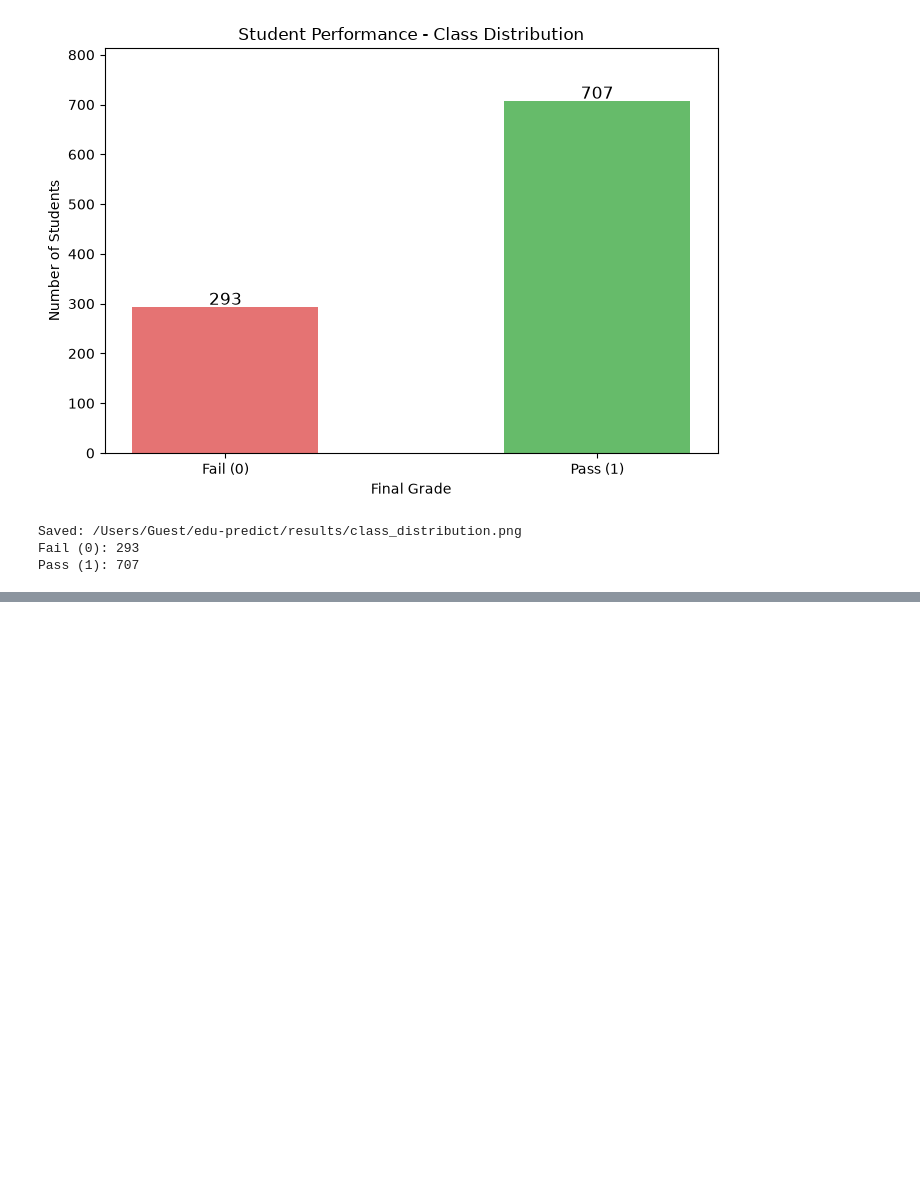
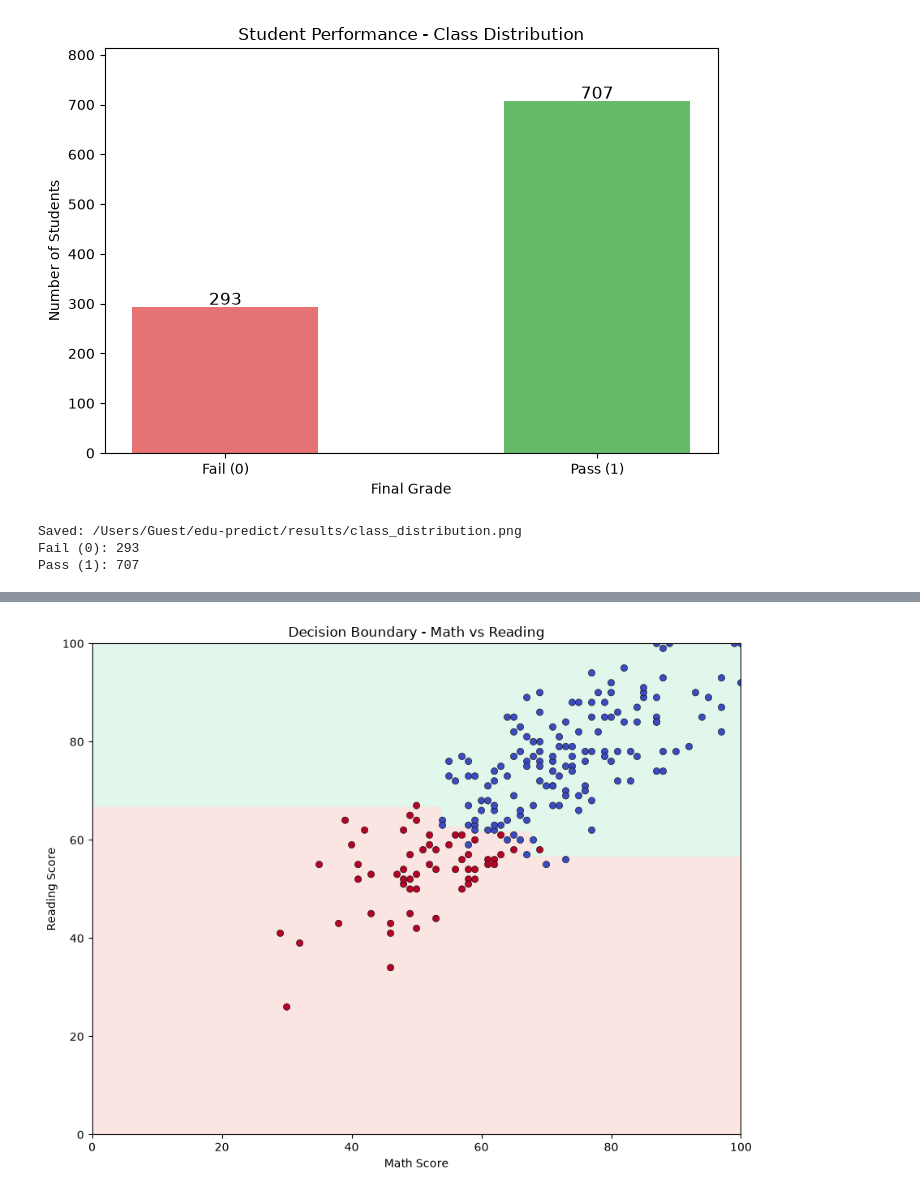
Before and after one commit to gnazyz-bit/edu-predict, a Jupyter notebook: notebook/analysis.ipynb, the cells around one changed output, grey strips where cells are left out. Saved outputs shown, nothing was run; the diff lists cells and outputs as text; code cells hidden in the pictures; blank space fills up the shorter version.

Commit message:
edu predict results

```diff
--- a/notebook/analysis.ipynb
+++ b/notebook/analysis.ipynb
@@ -823,0 +838,79 @@ print(
+# %%
+
+import numpy as np
+import matplotlib.pyplot as plt
+from pathlib import Path
+
+# Два признака для визуализации
+features_2d = ["math score", "reading score"]
+
+X_train_2d = X_train_full[features_2d].values
+X_test_2d = X_test_full[features_2d].values
+
+# Обучаем отдельное дерево
+tree_2d = DecisionTree(
+    max_depth=4,
+    min_samples_split=2
+)
+
+tree_2d.fit(X_train_2d, y_train.values)
+
+# Формируем сетку координат
+xx, yy = np.meshgrid(
+    np.linspace(0, 100, 201),
+    np.linspace(0, 100, 201)
+)
+
+grid_points = np.c_[xx.ravel(), yy.ravel()]
+
+# Получаем прогноз для каждой точки
+Z = np.array(tree_2d.predict(grid_points))
+Z = Z.reshape(xx.shape)
+
+# Строим график
+fig, ax = plt.subplots(figsize=(9, 7))
+
+ax.contourf(
+    xx, yy, Z,
+    levels=[-0.5, 0.5, 1.5],
+    colors=["#FADBD8", "#D5F5E3"],
+    alpha=0.7
+)
+
+scatter = ax.scatter(
+    X_test_2d[:, 0],
+    X_test_2d[:, 1],
+    c=y_test.values,
+    cmap="coolwarm_r",
+    edgecolors="black",
+    linewidths=0.4,
+    s=35
+)
+
+ax.set_xlabel("Math Score")
+ax.set_ylabel("Reading Score")
+ax.set_title("Decision Boundary - Math vs Reading")
+ax.set_xlim(0, 100)
+ax.set_ylim(0, 100)
+
+plt.tight_layout()
+
+# Сохраняем изображение
+project_root = Path.cwd()
+if project_root.name == "notebook":
+    project_root = project_root.parent
+
+output_path = project_root / "results" / "decision_boundary_2d.png"
+output_path.parent.mkdir(parents=True, exist_ok=True)
+
+plt.savefig(output_path, dpi=200, bbox_inches="tight")
+plt.show()
+
+# Точность отдельной 2D-модели
+pred_2d = np.array(tree_2d.predict(X_test_2d))
+accuracy_2d = np.mean(pred_2d == y_test.values)
+
+print(f"2D Decision Tree Accuracy: {accuracy_2d:.2%}")
+print(f"Saved: {output_path}")
+# %% [output]
+[figure, added]
```
Also changed, not shown: parts of 4 cells of this notebook, 1 other file.
